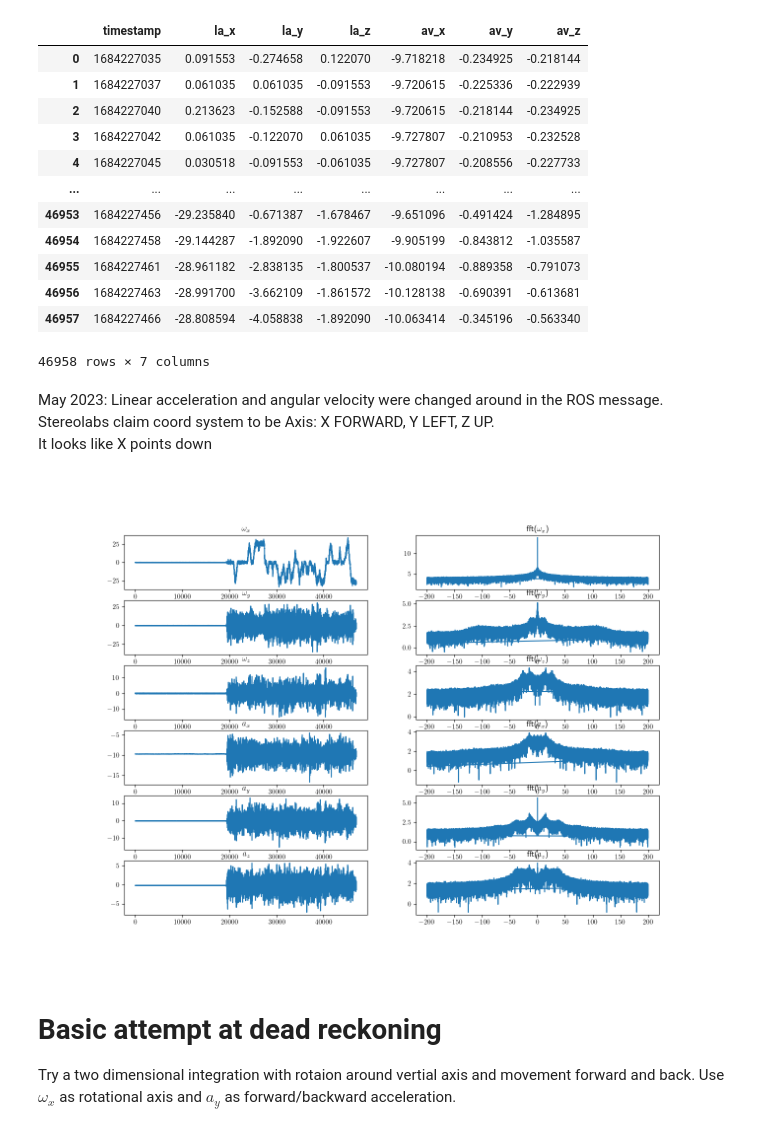
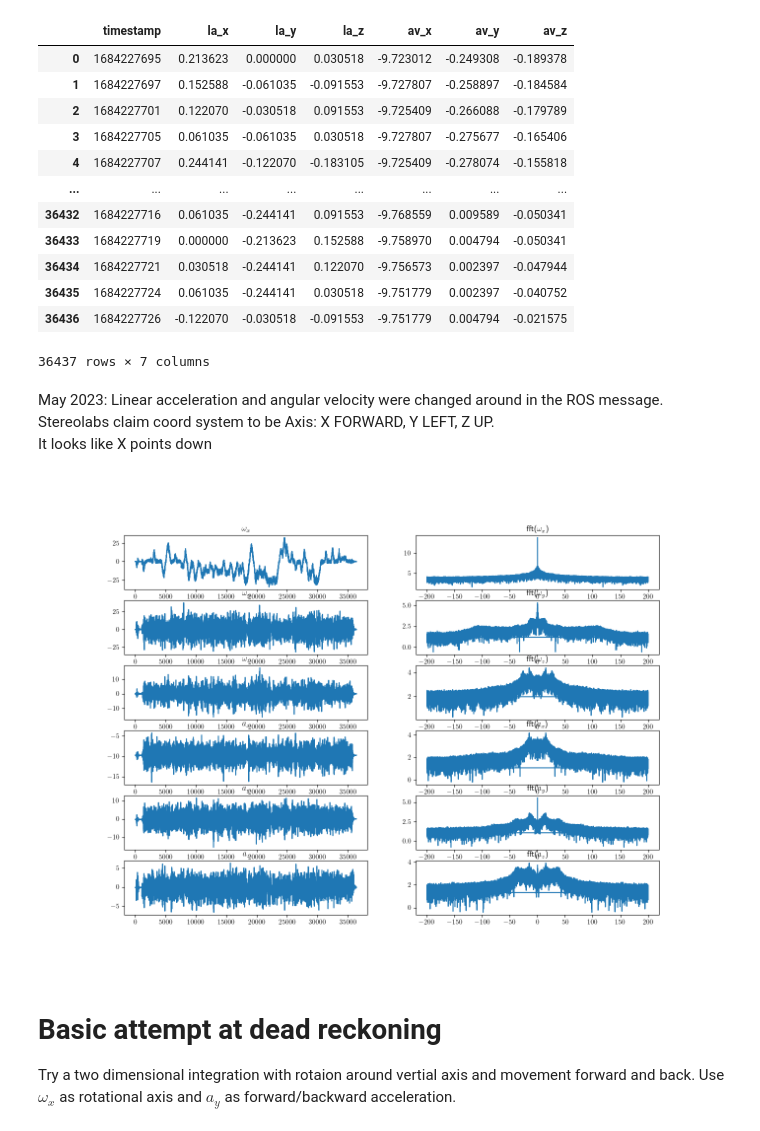
Before and after one commit to tbabluct/gtsam-jupyter, a Jupyter notebook: plot_imu.ipynb, the cells around one changed output. Drawn from its saved outputs; the diff is of its cells as text; code cells hidden in the pictures.

```diff
--- a/plot_imu.ipynb
+++ b/plot_imu.ipynb
@@ -3,22 +3,22 @@ import numpy as np
 import pandas as pd
 from matplotlib import pyplot as plt
 # %%
-df = pd.read_csv("/home/torsten/ms/data/rosbag2_2023_05_16-04_45_53/imu_topic.csv")
+df = pd.read_csv("/home/torsten/ms/data/rosbag2_2023_05_16-04_49_06/imu_topic.csv")
 df
 # %% [output]
 |  | timestamp | la_x | la_y | la_z | av_x | av_y | av_z |
-| 0 | 1684227035 | 0.091553 | -0.274658 | 0.122070 | -9.718218 | -0.234925 | -0.218144 |
-| 1 | 1684227037 | 0.061035 | 0.061035 | -0.091553 | -9.720615 | -0.225336 | -0.222939 |
-| 2 | 1684227040 | 0.213623 | -0.152588 | -0.091553 | -9.720615 | -0.218144 | -0.234925 |
-| 3 | 1684227042 | 0.061035 | -0.122070 | 0.061035 | -9.727807 | -0.210953 | -0.232528 |
-| 4 | 1684227045 | 0.030518 | -0.091553 | -0.061035 | -9.727807 | -0.208556 | -0.227733 |
+| 0 | 1684227695 | 0.213623 | 0.000000 | 0.030518 | -9.723012 | -0.249308 | -0.189378 |
+| 1 | 1684227697 | 0.152588 | -0.061035 | -0.091553 | -9.727807 | -0.258897 | -0.184584 |
+| 2 | 1684227701 | 0.122070 | -0.030518 | 0.091553 | -9.725409 | -0.266088 | -0.179789 |
+| 3 | 1684227705 | 0.061035 | -0.061035 | 0.030518 | -9.727807 | -0.275677 | -0.165406 |
+| 4 | 1684227707 | 0.244141 | -0.122070 | -0.183105 | -9.725409 | -0.278074 | -0.155818 |
 | ... | ... | ... | ... | ... | ... | ... | ... |
-| 46953 | 1684227456 | -29.235840 | -0.671387 | -1.678467 | -9.651096 | -0.491424 | -1.284895 |
-| 46954 | 1684227458 | -29.144287 | -1.892090 | -1.922607 | -9.905199 | -0.843812 | -1.035587 |
-| 46955 | 1684227461 | -28.961182 | -2.838135 | -1.800537 | -10.080194 | -0.889358 | -0.791073 |
-| 46956 | 1684227463 | -28.991700 | -3.662109 | -1.861572 | -10.128138 | -0.690391 | -0.613681 |
-| 46957 | 1684227466 | -28.808594 | -4.058838 | -1.892090 | -10.063414 | -0.345196 | -0.563340 |
+| 36432 | 1684227716 | 0.061035 | -0.244141 | 0.091553 | -9.768559 | 0.009589 | -0.050341 |
+| 36433 | 1684227719 | 0.000000 | -0.213623 | 0.152588 | -9.758970 | 0.004794 | -0.050341 |
+| 36434 | 1684227721 | 0.030518 | -0.244141 | 0.122070 | -9.756573 | 0.002397 | -0.047944 |
+| 36435 | 1684227724 | 0.061035 | -0.244141 | 0.030518 | -9.751779 | 0.002397 | -0.040752 |
+| 36436 | 1684227726 | -0.122070 | -0.030518 | -0.091553 | -9.751779 | 0.004794 | -0.021575 |
-46958 rows × 7 columns
+36437 rows × 7 columns
 # %% [markdown]
 May 2023: Linear acceleration and angular velocity were changed around in the ROS message.
 Stereolabs claim coord system to be Axis: X FORWARD, Y LEFT, Z UP.
@@ -45,7 +45,7 @@ for i in range(6):
     plt.plot(np.fft.fftfreq(df.iloc[:,i].shape[0], 1/400),np.log10(np.abs(np.fft.fft(df.iloc[:,i].values))))
 plt.show()
 # %% [output]
-[figure, old version]
+[figure, new version]
 # %% [markdown]
 # Basic attempt at dead reckoning
 Try a two dimensional integration with rotaion around vertial axis and movement forward and back. Use $\omega_x$ as rotational axis and $a_y$ as forward/backward acceleration.
```
Also changed, not shown: parts of 3 cells of this notebook, 4 other files.
